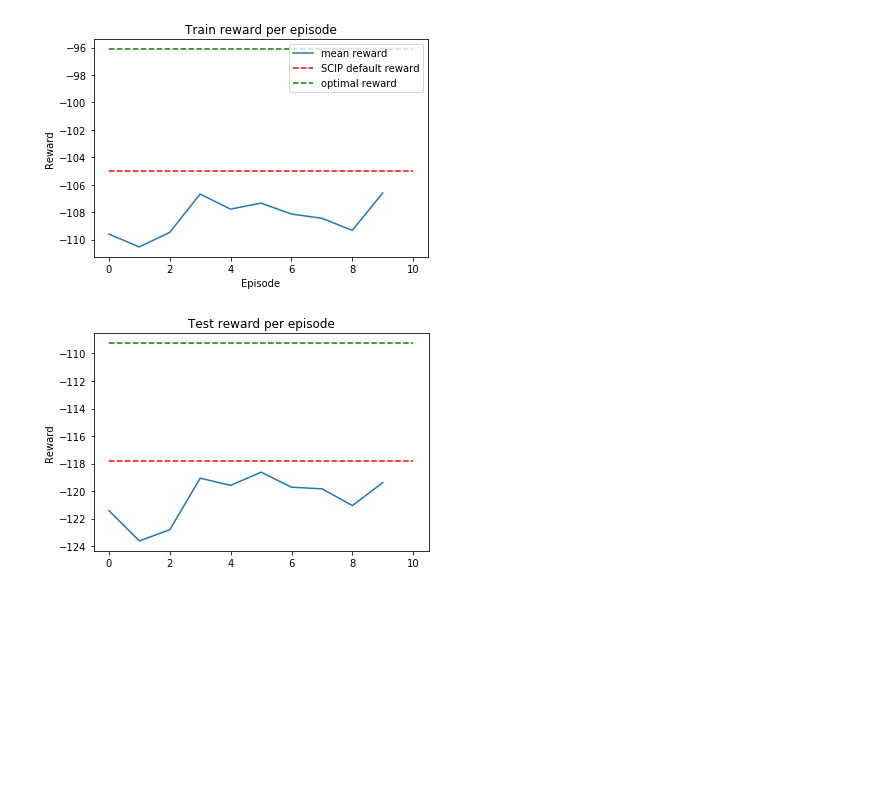
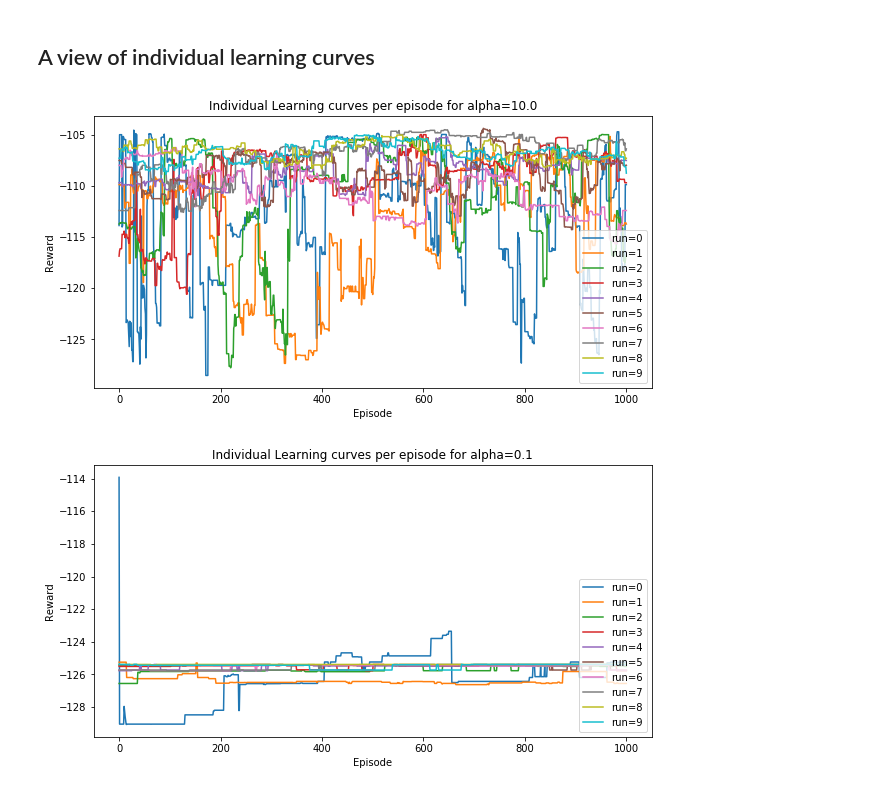
Before and after one commit to jdumouchelle/scip_bandit, a Jupyter notebook: src/run_lin_ucb.ipynb, the cells around one changed output. Saved outputs shown, nothing was run; the diff lists cells and outputs as text; code cells hidden in the pictures; blank space fills up the shorter version.

```diff
--- a/src/run_lin_ucb.ipynb
+++ b/src/run_lin_ucb.ipynb
@@ -22,5 +23,5 @@ from lin_ucb import LinUCB
 # %%
-time_limit_in_mins = 1
+time_limit_in_mins = 5
 # %%
 actions = [{'veclendiving' : -1}, {'veclendiving' : 1}, {'veclendiving' : 10}]
 action_values = list(map(lambda x: list(x.values())[0], actions))
@@ -282,26 +235,44 @@ test_scip_reward = compute_scip_action_reward(test_instances, reward_path_prefix
-# %%
-# plot train rewards
-plt.plot(train_rewards_mean, label = 'mean reward')
-plt.hlines(train_scip_reward, 0, episodes, linestyles='dashed', colors=['r'], label='SCIP default reward')
-plt.hlines(train_opt, 0, episodes, linestyles='dashed', colors=['g'], label='optimal reward')
-
-plt.legend()
-plt.xlabel('Episode')
-plt.ylabel('Reward')
-plt.title('Train reward per episode')
-
-plt.show()
-# %% [output]
-[figure, removed]
-# %%
-# plot test rewards
-plt.plot(test_rewards_mean, label = 'mean reward')
-plt.hlines(test_scip_reward, 0, episodes, linestyles='dashed', colors=['r'], label='SCIP default reward')
-plt.hlines(test_opt, 0, episodes, linestyles='dashed', colors=['g'], label='optimal reward')
-
-plt.ylabel('Reward')
-plt.title('Test reward per episode')
-
-plt.show()
-# %% [output]
-[figure, removed]
+# %% [markdown]
+## A view of individual learning curves
+# %%
+alpha = 10.0
+train_rewards =  results_dict_5_min[alpha]['train_rewards']
+n_curves = 10
+
+plt.figure(figsize =(10,5))
+
+# plot n_curves individual learning curves
+for curve in range(n_curves):
+    plt.plot(train_rewards[curve], label = 'run='+str(curve))
+
+
+
+plt.xlabel('Episode')
+plt.ylabel('Reward')
+plt.title('Individual Learning curves per episode for alpha=' +str(alpha))
+
+plt.legend(loc = 'lower right')
+plt.show()
+# %% [output]
+[figure, added]
+# %%
+alpha = 0.1
+train_rewards =  results_dict_5_min[alpha]['train_rewards']
+n_curves = 10
+
+plt.figure(figsize =(10,5))
+
+# plot n_curves individual learning curves
+for curve in range(n_curves):
+    plt.plot(train_rewards[curve], label = 'run='+str(curve))
+
+
+
+plt.xlabel('Episode')
+plt.ylabel('Reward')
+plt.title('Individual Learning curves per episode for alpha=' +str(alpha))
+
+plt.legend(loc = 'lower right')
+plt.show()
+# %% [output]
+[figure, added]
```
Also changed, not shown: parts of 24 cells of this notebook, 3 other files.
